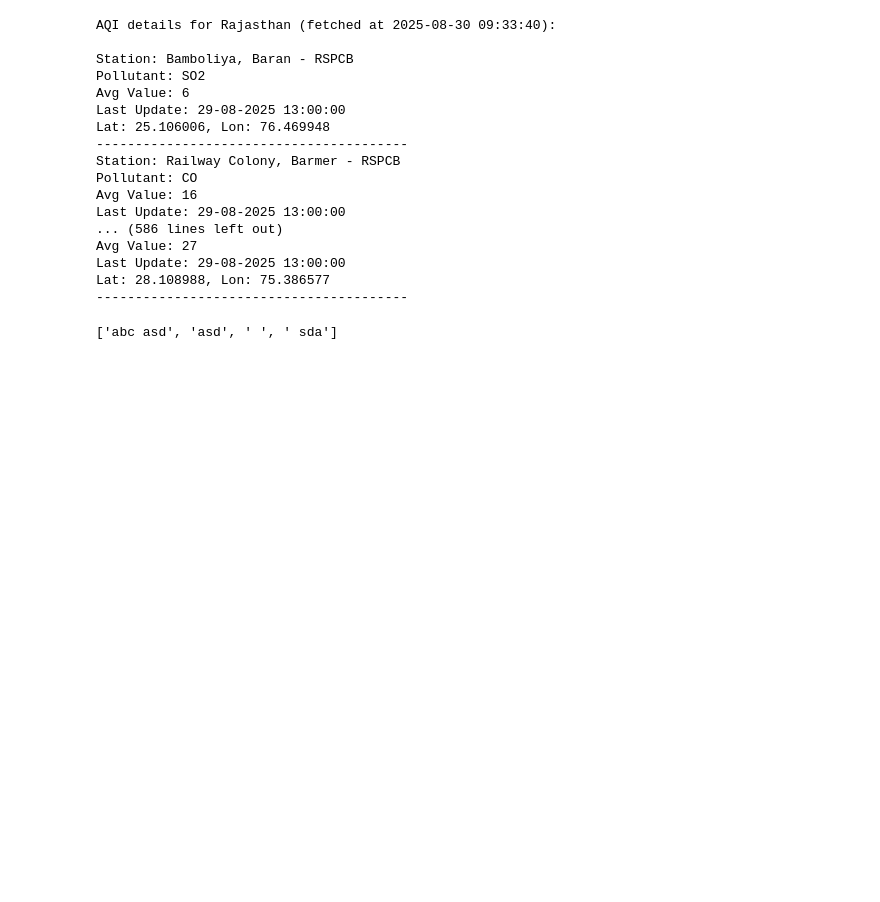
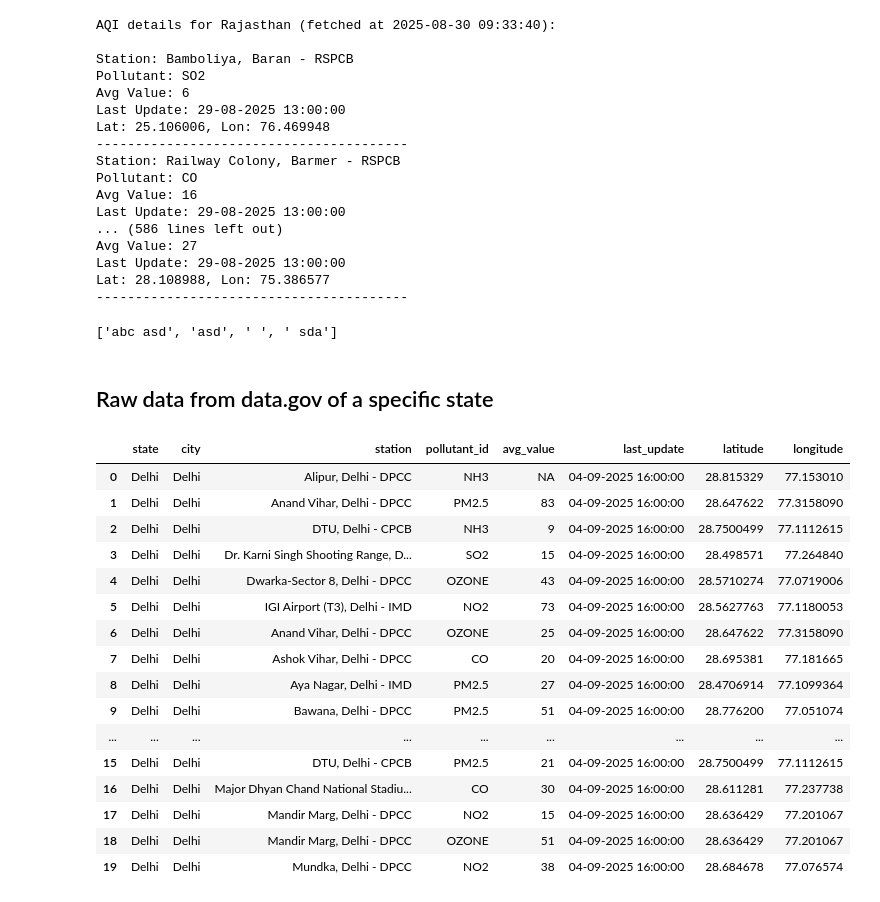
Before and after one commit to lucky-mango/AQI_Dashboard, a Jupyter notebook: demo.ipynb, the cells around one changed output. Cells and saved outputs as stored; diff of their text form; code cells hidden in the pictures; blank space fills up the shorter version.

```diff
--- a/demo.ipynb
+++ b/demo.ipynb
@@ -235,3 +235,75 @@ for i in states:
 print(states_formated)
 # %% [output]
 ['abc asd', 'asd', ' ', ' sda']
+# %% [markdown]
+## Raw data from data.gov of a specific state ##
+# %%
+import requests
+import pandas as pd
+
+
+def get_state_data(state_name: str, api_key: str, limit: int = 1000, offset: int = 0) -> pd.DataFrame:
+    """Return only the data records for a selected state as a DataFrame."""
+    url = "https://api.data.gov.in/resource/3b01bcb8-0b14-4abf-b6f2-c1bfd384ba69"
+    params = {
+        "api-key": api_key,
+        "format": "json",
+        "limit": str(limit),
+        "offset": str(offset),
+        "filters[state]": state_name,
+    }
+
+    response = requests.get(url, params=params)
+    if response.status_code != 200:
+        raise RuntimeError(f"Failed to fetch data for {state_name}: {response.status_code}")
+
+    data = response.json()
+    records = data.get("records", [])
+    if not records:
+        return pd.DataFrame()
+
+    df = pd.DataFrame.from_records(records)
+
+    # Keep commonly useful columns if they exist
+    preferred_columns = [
+        "state",
+        "city",
+        "station",
+        "pollutant_id",
+        "avg_value",
+        "last_update",
+        "latitude",
+        "longitude",
+    ]
+    columns_to_keep = [c for c in preferred_columns if c in df.columns]
+    if columns_to_keep:
+        df = df[columns_to_keep]
+
+    return df
+
+
+# Example usage: change the state name as needed
+selected_state = "Delhi"
+API_KEY = globals().get("API_KEY", "579b464db66ec23bdd000001932c55b1958f491a68650e127525c4c6")
+state_df = get_state_data(selected_state, API_KEY)
+
+# Display only the data part for the selected state
+state_df.head(20)
+# %% [output]
+|  | state | city | station | pollutant_id | avg_value | last_update | latitude | longitude |
+| 0 | Delhi | Delhi | Alipur, Delhi - DPCC | NH3 | NA | 04-09-2025 16:00:00 | 28.815329 | 77.153010 |
+| 1 | Delhi | Delhi | Anand Vihar, Delhi - DPCC | PM2.5 | 83 | 04-09-2025 16:00:00 | 28.647622 | 77.3158090 |
+| 2 | Delhi | Delhi | DTU, Delhi - CPCB | NH3 | 9 | 04-09-2025 16:00:00 | 28.7500499 | 77.1112615 |
+| 3 | Delhi | Delhi | Dr. Karni Singh Shooting Range, D... | SO2 | 15 | 04-09-2025 16:00:00 | 28.498571 | 77.264840 |
+| 4 | Delhi | Delhi | Dwarka-Sector 8, Delhi - DPCC | OZONE | 43 | 04-09-2025 16:00:00 | 28.5710274 | 77.0719006 |
+| 5 | Delhi | Delhi | IGI Airport (T3), Delhi - IMD | NO2 | 73 | 04-09-2025 16:00:00 | 28.5627763 | 77.1180053 |
+| 6 | Delhi | Delhi | Anand Vihar, Delhi - DPCC | OZONE | 25 | 04-09-2025 16:00:00 | 28.647622 | 77.3158090 |
+| 7 | Delhi | Delhi | Ashok Vihar, Delhi - DPCC | CO | 20 | 04-09-2025 16:00:00 | 28.695381 | 77.181665 |
+| 8 | Delhi | Delhi | Aya Nagar, Delhi - IMD | PM2.5 | 27 | 04-09-2025 16:00:00 | 28.4706914 | 77.1099364 |
+| 9 | Delhi | Delhi | Bawana, Delhi - DPCC | PM2.5 | 51 | 04-09-2025 16:00:00 | 28.776200 | 77.051074 |
+| ... | ... | ... | ... | ... | ... | ... | ... | ... |
+| 15 | Delhi | Delhi | DTU, Delhi - CPCB | PM2.5 | 21 | 04-09-2025 16:00:00 | 28.7500499 | 77.1112615 |
+| 16 | Delhi | Delhi | Major Dhyan Chand National Stadiu... | CO | 30 | 04-09-2025 16:00:00 | 28.611281 | 77.237738 |
+| 17 | Delhi | Delhi | Mandir Marg, Delhi - DPCC | NO2 | 15 | 04-09-2025 16:00:00 | 28.636429 | 77.201067 |
+| 18 | Delhi | Delhi | Mandir Marg, Delhi - DPCC | OZONE | 51 | 04-09-2025 16:00:00 | 28.636429 | 77.201067 |
+| 19 | Delhi | Delhi | Mundka, Delhi - DPCC | NO2 | 38 | 04-09-2025 16:00:00 | 28.684678 | 77.076574 |
```
Also changed, not shown: parts of 5 cells of this notebook.
